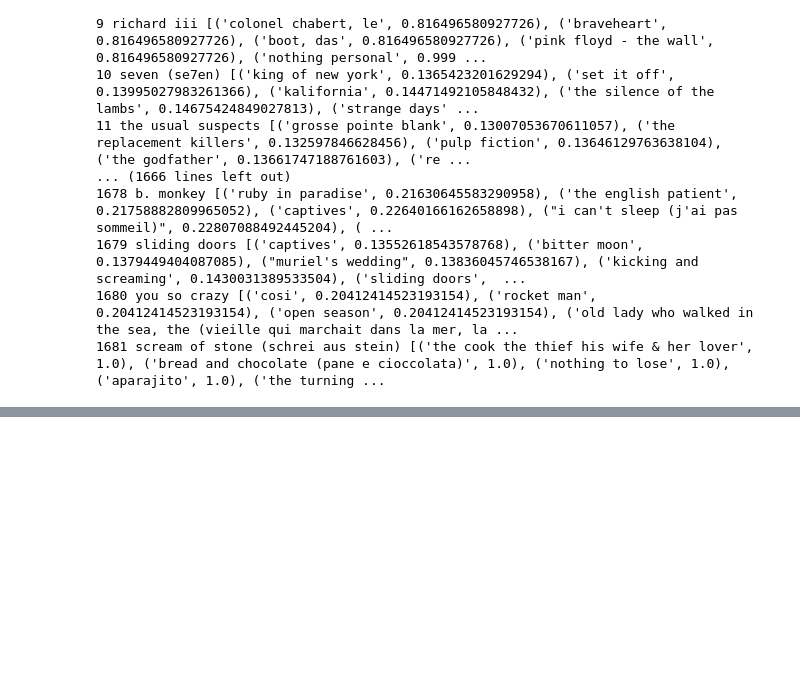
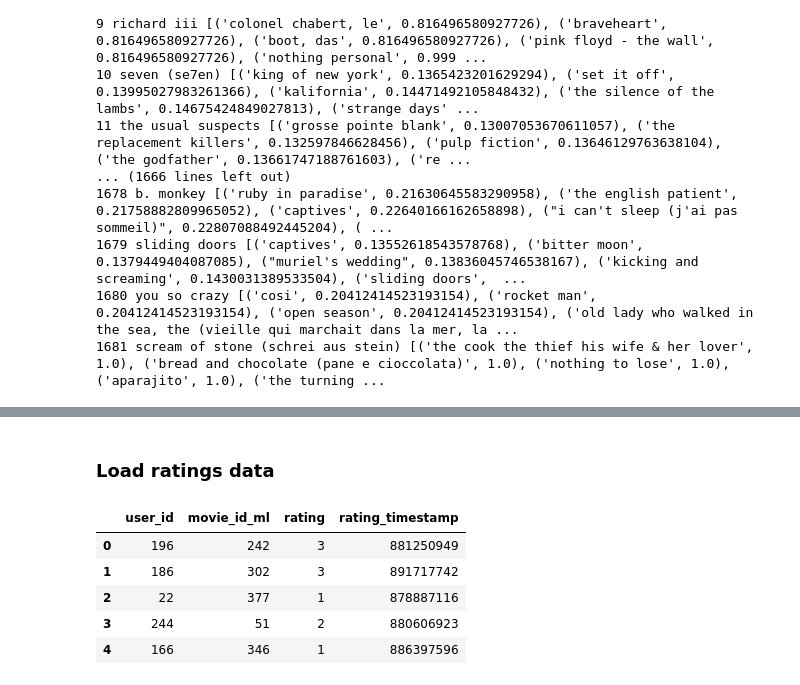
Before and after one commit to Movinder/movielens-imdb-exploration, a Jupyter notebook: Doc2Vector.ipynb, the cells around one changed output, grey strips where cells are left out. Cells and saved outputs as stored; diff of their text form; code cells hidden in the pictures; blank space fills up the shorter version.

```diff
--- a/Doc2Vector.ipynb
+++ b/Doc2Vector.ipynb
@@ -481,0 +524,14 @@ for i in range(adjacency.shape[0]):
+# %% [markdown]
+### Load ratings data
+# %%
+column_ratings = ["user_id", "movie_id_ml", "rating", "rating_timestamp"]
+
+df_ratings = pd.read_csv('data/u.data', delimiter='\t', names=column_ratings)
+df_ratings.head()
+# %% [output]
+|  | user_id | movie_id_ml | rating | rating_timestamp |
+| 0 | 196 | 242 | 3 | 881250949 |
+| 1 | 186 | 302 | 3 | 891717742 |
+| 2 | 22 | 377 | 1 | 878887116 |
+| 3 | 244 | 51 | 2 | 880606923 |
+| 4 | 166 | 346 | 1 | 886397596 |
```
Also changed, not shown: parts of 13 cells of this notebook.
